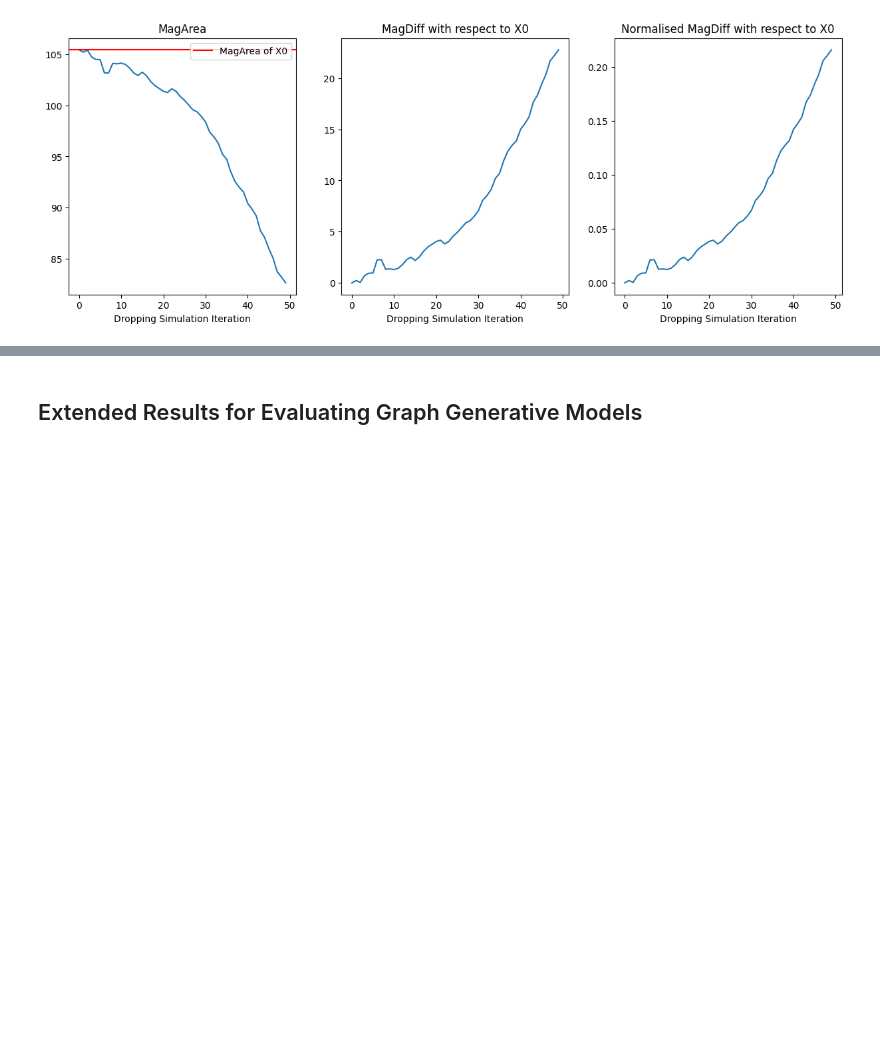
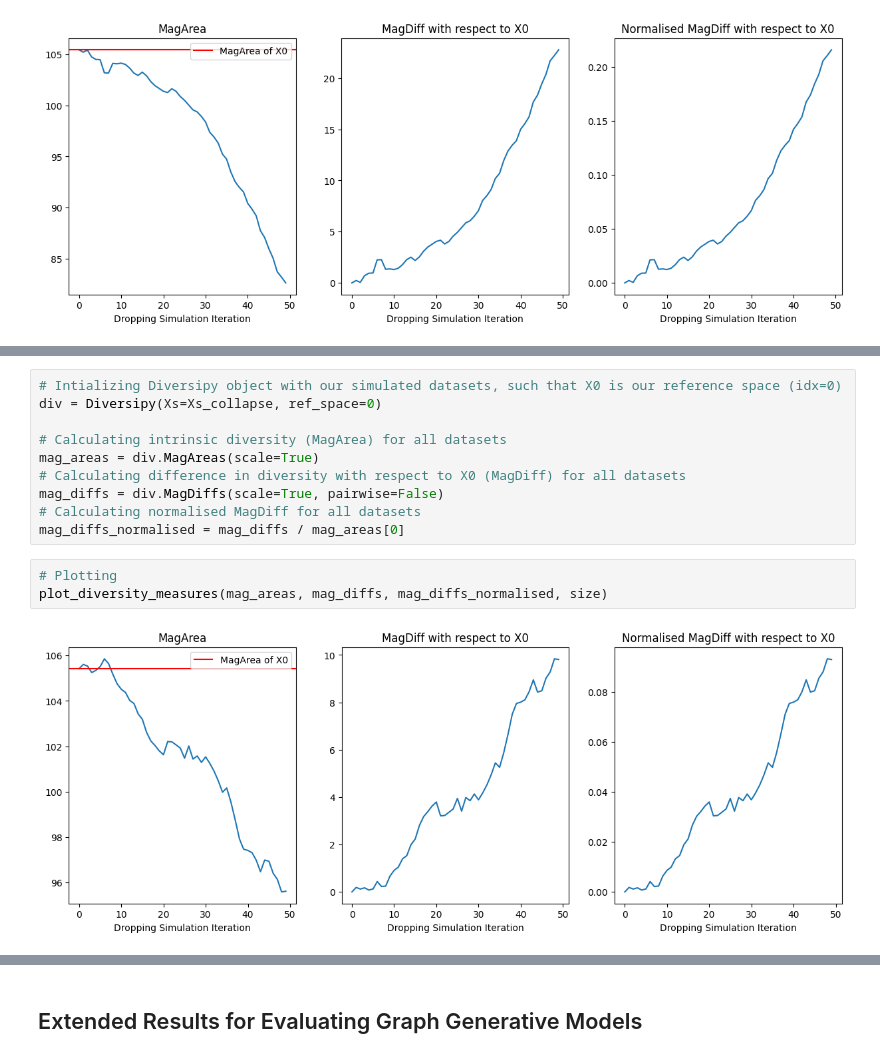
Before and after one commit to aidos-lab/magnipy, a Jupyter notebook: notebooks/mode_dropping.ipynb, the cells around one changed output, grey strips where cells are left out. Saved outputs shown, nothing was run; the diff lists cells and outputs as text; blank space fills up the shorter version.

```diff
--- a/notebooks/mode_dropping.ipynb
+++ b/notebooks/mode_dropping.ipynb
@@ -149,0 +204,15 @@ $$\text{MagDiff} = \frac{1}{\text{MagArea}(X_{\text{ref}})} \int_{0}^{t_{\text{r
+# %%
+# Intializing Diversipy object with our simulated datasets, such that X0 is our reference space (idx=0)
+div = Diversipy(Xs=Xs_collapse, ref_space=0)
+
+# Calculating intrinsic diversity (MagArea) for all datasets
+mag_areas = div.MagAreas(scale=True)
+# Calculating difference in diversity with respect to X0 (MagDiff) for all datasets
+mag_diffs = div.MagDiffs(scale=True, pairwise=False)
+# Calculating normalised MagDiff for all datasets
+mag_diffs_normalised = mag_diffs / mag_areas[0]
+# %%
+# Plotting
+plot_diversity_measures(mag_areas, mag_diffs, mag_diffs_normalised, size)
+# %% [output]
+[figure, added]
```
Also changed, not shown: parts of 13 cells of this notebook.
